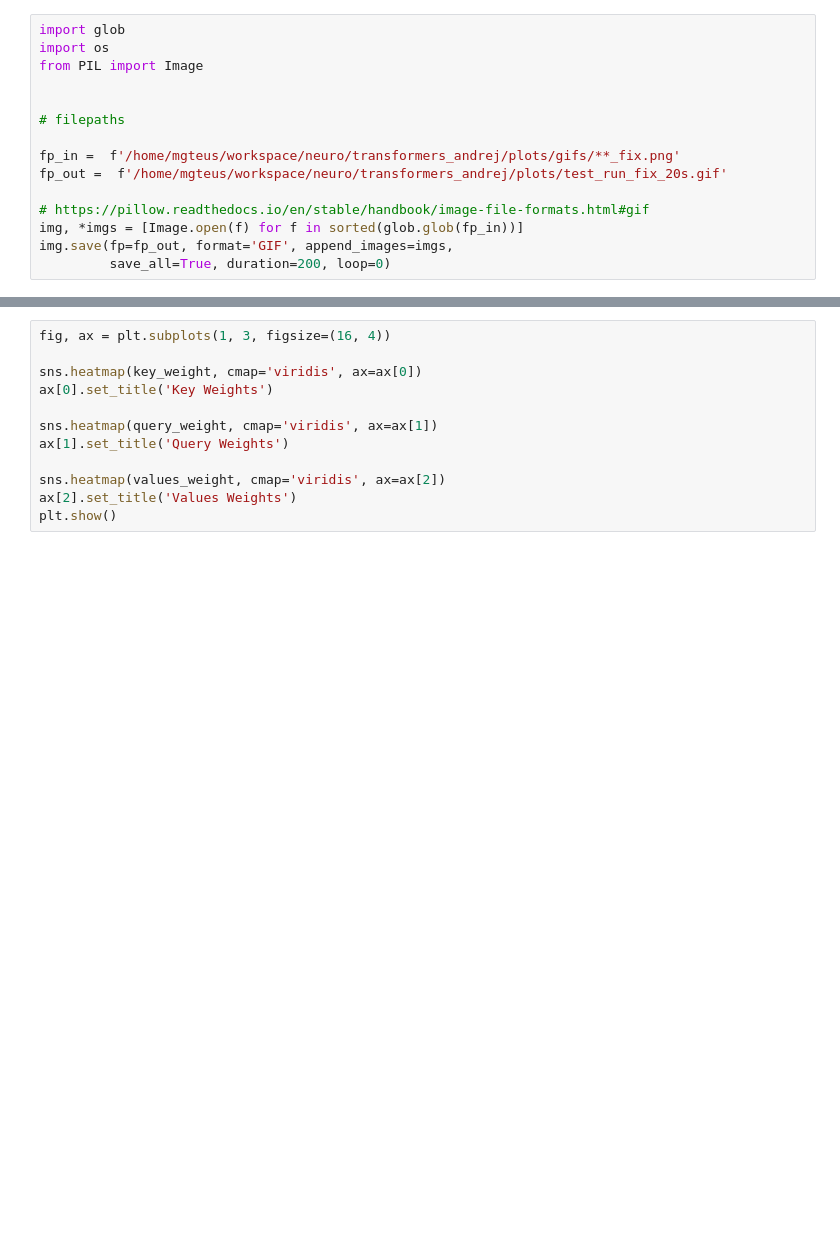
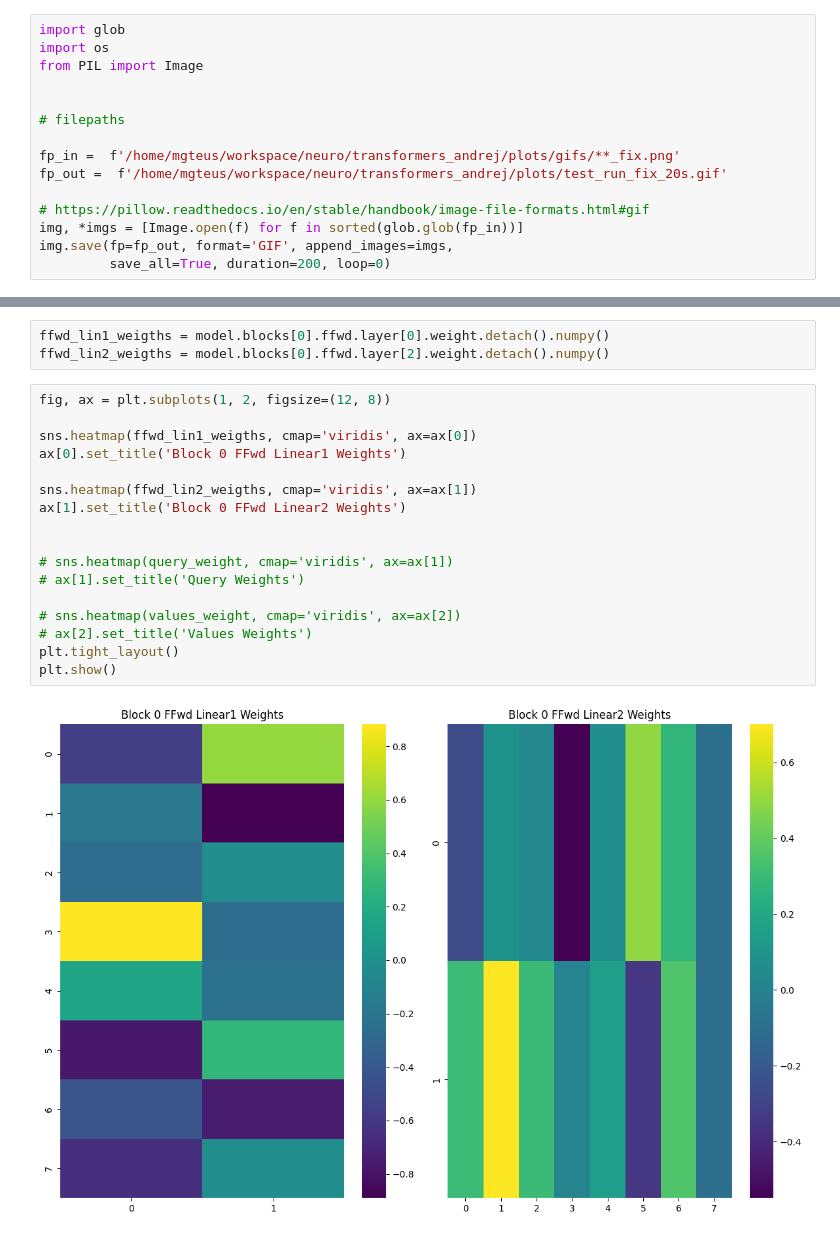
Before and after one commit to mgteus/neuro, a Jupyter notebook: transformers_andrej/attention_model_vizz.ipynb, the cells around one changed output, grey strips where cells are left out. Drawn from its saved outputs; the diff is of its cells as text; blank space fills up the shorter version.

```diff
--- a/transformers_andrej/attention_model_vizz.ipynb
+++ b/transformers_andrej/attention_model_vizz.ipynb
@@ -187,12 +250,22 @@ values_weight = model.values.weight.detach().numpy()
+# %%
+ffwd_lin1_weigths = model.blocks[0].ffwd.layer[0].weight.detach().numpy()
+ffwd_lin2_weigths = model.blocks[0].ffwd.layer[2].weight.detach().numpy()
 # %%
-fig, ax = plt.subplots(1, 3, figsize=(16, 4))
+fig, ax = plt.subplots(1, 2, figsize=(12, 8))
 
-sns.heatmap(key_weight, cmap='viridis', ax=ax[0])
-ax[0].set_title('Key Weights')
+sns.heatmap(ffwd_lin1_weigths, cmap='viridis', ax=ax[0])
+ax[0].set_title('Block 0 FFwd Linear1 Weights')
 
-sns.heatmap(query_weight, cmap='viridis', ax=ax[1])
-ax[1].set_title('Query Weights')
+sns.heatmap(ffwd_lin2_weigths, cmap='viridis', ax=ax[1])
+ax[1].set_title('Block 0 FFwd Linear2 Weights')
 
-sns.heatmap(values_weight, cmap='viridis', ax=ax[2])
-ax[2].set_title('Values Weights')
+
+# sns.heatmap(query_weight, cmap='viridis', ax=ax[1])
+# ax[1].set_title('Query Weights')
+
+# sns.heatmap(values_weight, cmap='viridis', ax=ax[2])
+# ax[2].set_title('Values Weights')
+plt.tight_layout()
 plt.show()
+# %% [output]
+[figure, added]
```
Also changed, not shown: parts of 23 cells of this notebook, 1 other file.
